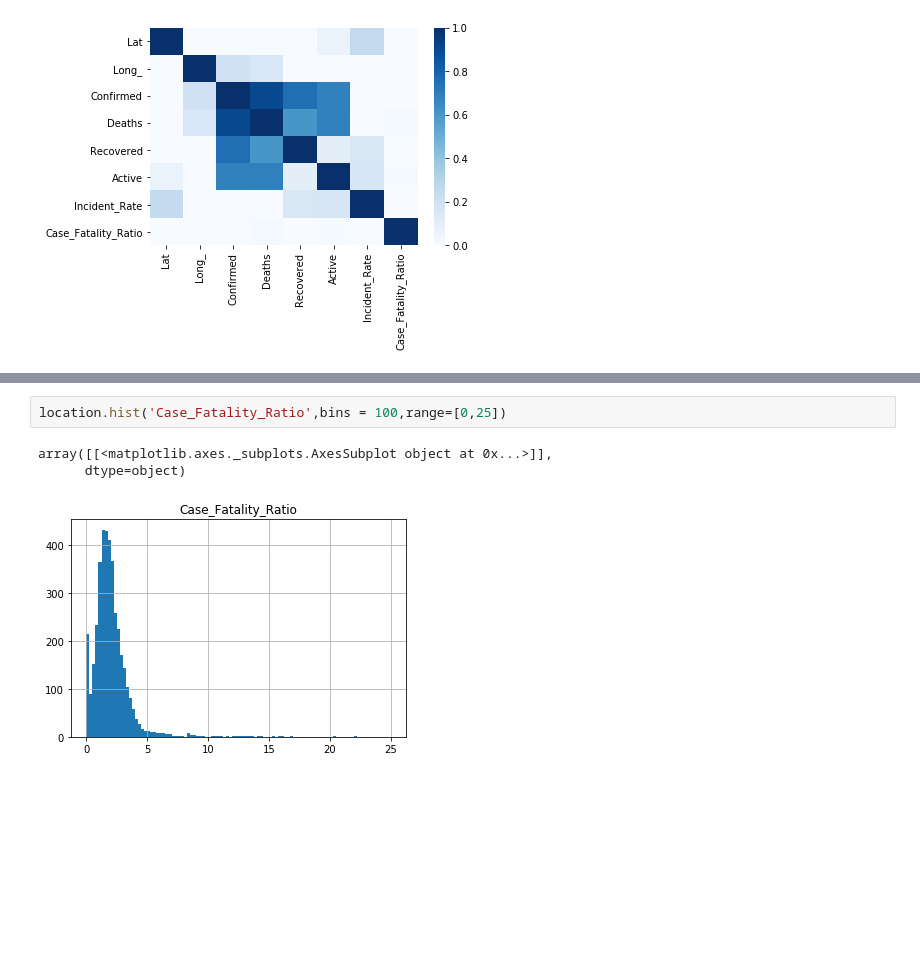
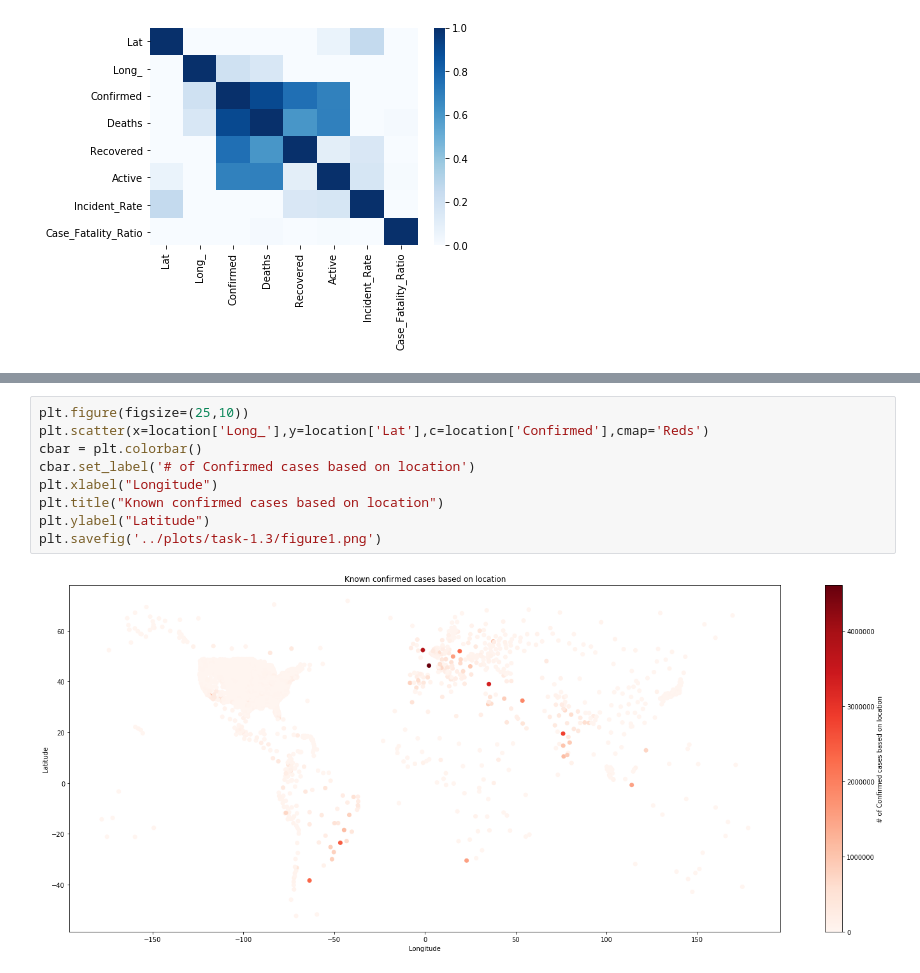
Before and after one commit to Eschaton315/CMPT-459-milestone-1, a Jupyter notebook: code/src/eda.ipynb, the cells around one changed output, grey strips where cells are left out. Saved outputs shown, nothing was run; the diff lists cells and outputs as text; blank space fills up the shorter version.

```diff
--- a/code/src/eda.ipynb
+++ b/code/src/eda.ipynb
@@ -74,6 +37,11 @@ train_deathR
-# %%
-location.hist('Case_Fatality_Ratio',bins = 100,range=[0,25])
-# %% [output]
-array([[<matplotlib.axes._subplots.AxesSubplot object at 0x...>]],
-      dtype=object)
-[figure, removed]
+# %%
+plt.figure(figsize=(25,10))
+plt.scatter(x=location['Long_'],y=location['Lat'],c=location['Confirmed'],cmap='Reds')
+cbar = plt.colorbar()
+cbar.set_label('# of Confirmed cases based on location')
+plt.xlabel("Longitude")
+plt.title("Known confirmed cases based on location")
+plt.ylabel("Latitude")
+plt.savefig('../plots/task-1.3/figure1.png')
+# %% [output]
+[figure, added]
```
Also changed, not shown: parts of 29 cells of this notebook, 13 other files.
